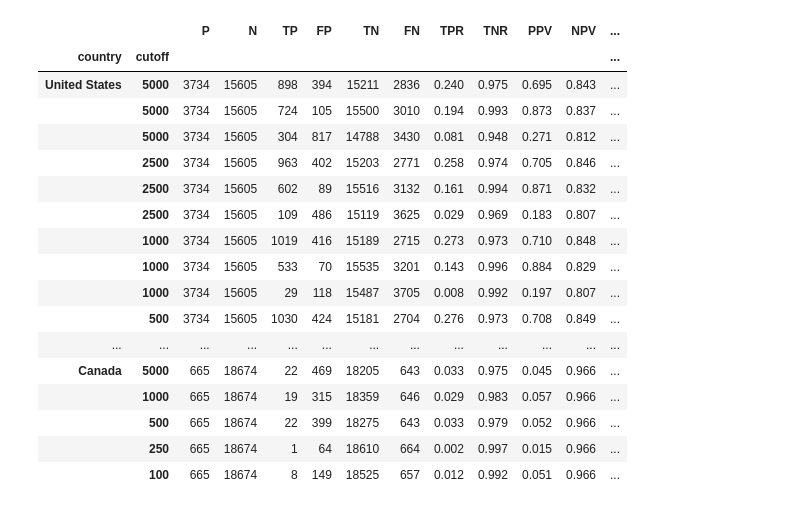
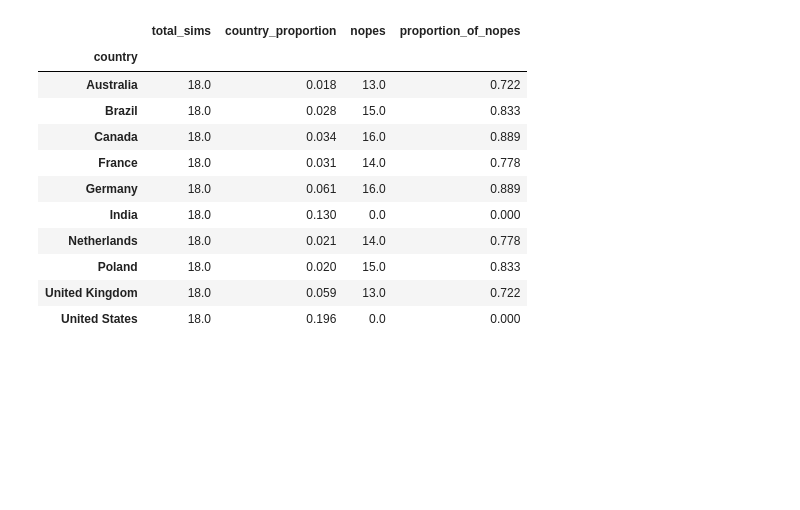
Before and after one commit to kylezeeuwen/ds-stackoverflow2020-analysis, a Jupyter notebook: notebook/visualise_results.ipynb, the cells around one changed output. Drawn from its saved outputs; the diff is of its cells as text; code cells hidden in the pictures; blank space fills up the shorter version.

```diff
--- a/notebook/visualise_results.ipynb
+++ b/notebook/visualise_results.ipynb
@@ -53,37 +52,36 @@ results_df \
-# %%
-def choose_largest_coefficient_name (coefficients):
-    if coefficients is None:
-        return None
-    return coefficients.sort_values(by='abs_weight', ascending=False)['X_Column'].iloc[0]
-
-def choose_largest_coefficient_weight (coefficients):
-    if coefficients is None:
-        return None
-    return coefficients.sort_values(by='abs_weight', ascending=False)['abs_weight'].iloc[0]
-
-
-results_df['largest_coefficient_column'] = results_df['coefficients'].apply(choose_largest_coefficient_name)
-results_df['largest_coefficient_weight'] = results_df['coefficients'].apply(choose_largest_coefficient_weight)
-
-results_df \
-    .drop(columns=['coefficients', 'X_columns']) \
-    .query('TP > 0 or FP > 0')
-# %% [output]
-|  |  | P | N | TP | FP | TN | FN | TPR | TNR | PPV | NPV | ... |
-| country | cutoff |  |  |  |  |  |  |  |  |  |  | ... |
-| United States | 5000 | 3734 | 15605 | 898 | 394 | 15211 | 2836 | 0.240 | 0.975 | 0.695 | 0.843 | ... |
-|  | 5000 | 3734 | 15605 | 724 | 105 | 15500 | 3010 | 0.194 | 0.993 | 0.873 | 0.837 | ... |
-|  | 5000 | 3734 | 15605 | 304 | 817 | 14788 | 3430 | 0.081 | 0.948 | 0.271 | 0.812 | ... |
-|  | 2500 | 3734 | 15605 | 963 | 402 | 15203 | 2771 | 0.258 | 0.974 | 0.705 | 0.846 | ... |
-|  | 2500 | 3734 | 15605 | 602 | 89 | 15516 | 3132 | 0.161 | 0.994 | 0.871 | 0.832 | ... |
-|  | 2500 | 3734 | 15605 | 109 | 486 | 15119 | 3625 | 0.029 | 0.969 | 0.183 | 0.807 | ... |
-|  | 1000 | 3734 | 15605 | 1019 | 416 | 15189 | 2715 | 0.273 | 0.973 | 0.710 | 0.848 | ... |
-|  | 1000 | 3734 | 15605 | 533 | 70 | 15535 | 3201 | 0.143 | 0.996 | 0.884 | 0.829 | ... |
-|  | 1000 | 3734 | 15605 | 29 | 118 | 15487 | 3705 | 0.008 | 0.992 | 0.197 | 0.807 | ... |
-|  | 500 | 3734 | 15605 | 1030 | 424 | 15181 | 2704 | 0.276 | 0.973 | 0.708 | 0.849 | ... |
-| ... | ... | ... | ... | ... | ... | ... | ... | ... | ... | ... | ... | ... |
-| Canada | 5000 | 665 | 18674 | 22 | 469 | 18205 | 643 | 0.033 | 0.975 | 0.045 | 0.966 | ... |
-|  | 1000 | 665 | 18674 | 19 | 315 | 18359 | 646 | 0.029 | 0.983 | 0.057 | 0.966 | ... |
-|  | 500 | 665 | 18674 | 22 | 399 | 18275 | 643 | 0.033 | 0.979 | 0.052 | 0.966 | ... |
-|  | 250 | 665 | 18674 | 1 | 64 | 18610 | 664 | 0.002 | 0.997 | 0.015 | 0.966 | ... |
-|  | 100 | 665 | 18674 | 8 | 149 | 18525 | 657 | 0.012 | 0.992 | 0.051 | 0.966 | ... |
+# %%
+def generate_country_aggregates (runs_for_country):
+    total_sims = runs_for_country.shape[0]
+    nopes =  runs_for_country.query('TP == 0 and FP == 0').shape[0]
+    proportion_of_nopes = round(nopes / total_sims, 3)
+    country_proportion = round(runs_for_country.iloc[0]['P'] / (runs_for_country.iloc[0]['P'] + runs_for_country.iloc[0]['N']),3)
+
+    result = pd.Series({
+        'total_sims' : total_sims,
+        'country_proportion': country_proportion,
+        'nopes' : nopes,
+        'proportion_of_nopes' : proportion_of_nopes,
+    })
+
+    return result
+
+country_aggregates = results_df \
+    .reset_index() \
+    .drop(columns=['coefficients', 'X_columns']) \
+    .groupby('country') \
+    .apply(generate_country_aggregates)
+
+country_aggregates
+# %% [output]
+|  | total_sims | country_proportion | nopes | proportion_of_nopes |
+| country |  |  |  |  |
+| Australia | 18.0 | 0.018 | 13.0 | 0.722 |
+| Brazil | 18.0 | 0.028 | 15.0 | 0.833 |
+| Canada | 18.0 | 0.034 | 16.0 | 0.889 |
+| France | 18.0 | 0.031 | 14.0 | 0.778 |
+| Germany | 18.0 | 0.061 | 16.0 | 0.889 |
+| India | 18.0 | 0.130 | 0.0 | 0.000 |
+| Netherlands | 18.0 | 0.021 | 14.0 | 0.778 |
+| Poland | 18.0 | 0.020 | 15.0 | 0.833 |
+| United Kingdom | 18.0 | 0.059 | 13.0 | 0.722 |
+| United States | 18.0 | 0.196 | 0.0 | 0.000 |
```
Also changed, not shown: parts of 11 cells of this notebook, 8 other files.
